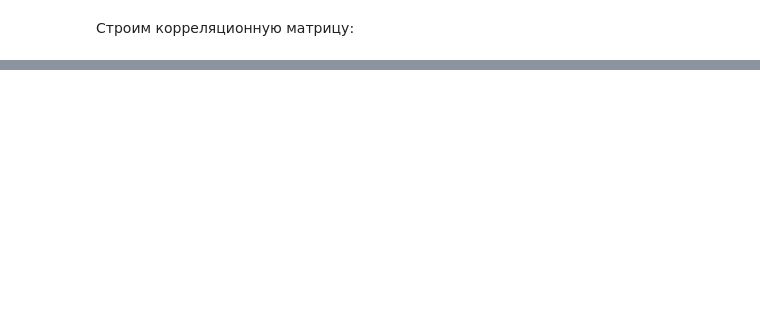
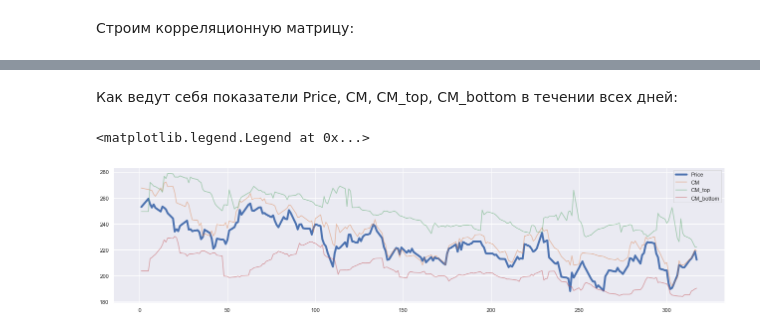
Before and after one commit to Ruslan-Uoleran/using, a Jupyter notebook: main.ipynb, the cells around one changed output, grey strips where cells are left out. Saved outputs shown, nothing was run; the diff lists cells and outputs as text; code cells hidden in the pictures; blank space fills up the shorter version.

```diff
--- a/main.ipynb
+++ b/main.ipynb
@@ -39,0 +50,15 @@ Text(0.5, 1.0, 'Тепловая карта корреляций признак
+# %% [markdown]
+
+Как ведут себя показатели Price, CM, CM_top, CM_bottom в течении всех дней:
+# %%
+plt.figure(figsize=(22,5))
+# sns.set(rc={'figure.figsize':(13,33)})
+# sns.relplot(x="Days", y="Price", data=data, kind='line', alpha=0.4, legend='auto')
+plt.plot(data.Days, data.Price, linewidth=4, label = 'Price')
+plt.plot(data.Days, data.CM, alpha=0.5, label = 'CM')
+plt.plot(data.Days, data.CM_top, alpha=0.5, label = 'CM_top')
+plt.plot(data.Days, data.CM_bottom, alpha=0.5, label = 'CM_bottom')
+plt.legend()
+# %% [output]
+<matplotlib.legend.Legend at 0x...>
+[figure, added]
```
Also changed, not shown: parts of 5 cells of this notebook.
